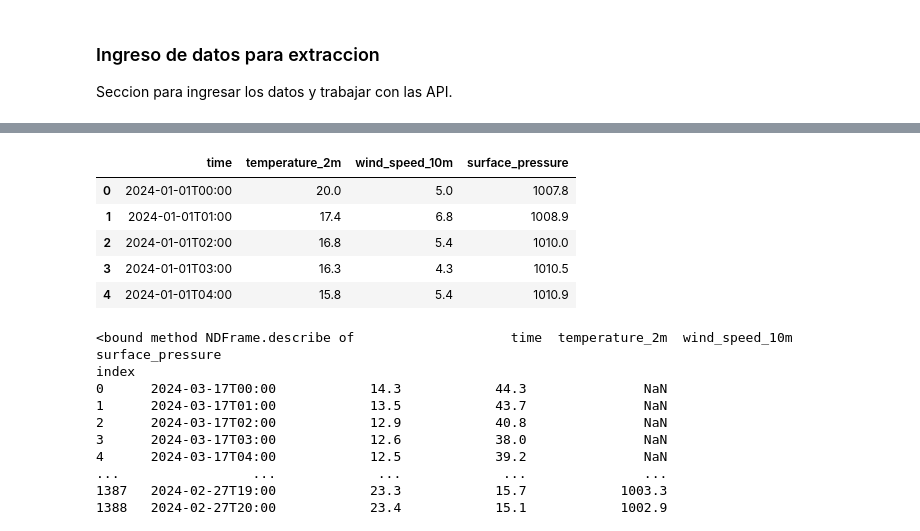
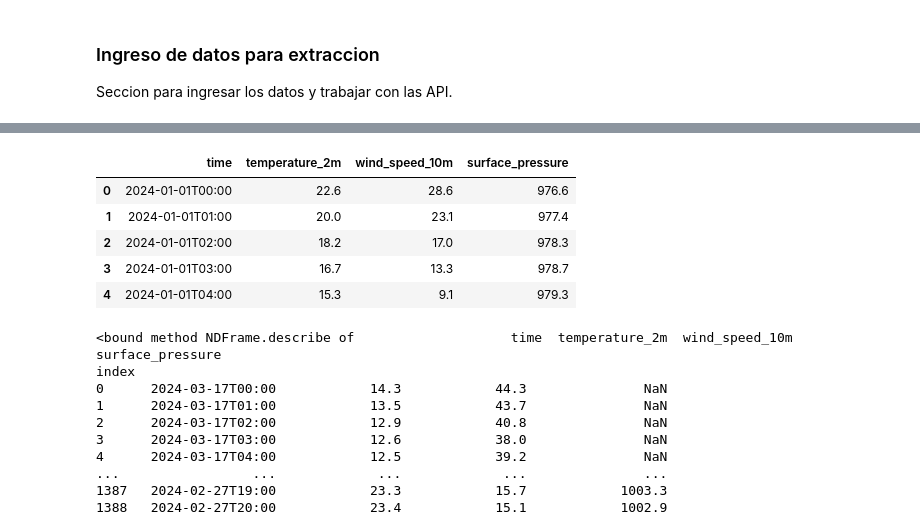
Before and after one commit to SELF-msselve/API-Extract, a Jupyter notebook: EduardoFarina-TP1.ipynb, the cells around one changed output, grey strips where cells are left out. Drawn from its saved outputs; the diff is of its cells as text; code cells hidden in the pictures.

```diff
--- a/EduardoFarina-TP1.ipynb
+++ b/EduardoFarina-TP1.ipynb
@@ -168,22 +161,22 @@ saveDataCity(cityCoord)
 # %%
 # Como la ciudad se extrajo con exito
 # Ahora consulto el clima
 
 # Antes se consulta las fechas a extraer.
 fechaStart = '2024-01-01'
-fechafin = '2024-02-27'
+fechafin = '2024-03-27'
 
 # Se crea el df llamando a la funcion para extraer el clima.
 weather = get_weather(cityCoord, fechaStart, fechafin)
 
 weather.head()
 # %% [output]
 |  | time | temperature_2m | wind_speed_10m | surface_pressure |
-| 0 | 2024-01-01T00:00 | 20.0 | 5.0 | 1007.8 |
-| 1 | 2024-01-01T01:00 | 17.4 | 6.8 | 1008.9 |
-| 2 | 2024-01-01T02:00 | 16.8 | 5.4 | 1010.0 |
-| 3 | 2024-01-01T03:00 | 16.3 | 4.3 | 1010.5 |
-| 4 | 2024-01-01T04:00 | 15.8 | 5.4 | 1010.9 |
+| 0 | 2024-01-01T00:00 | 22.6 | 28.6 | 976.6 |
+| 1 | 2024-01-01T01:00 | 20.0 | 23.1 | 977.4 |
+| 2 | 2024-01-01T02:00 | 18.2 | 17.0 | 978.3 |
+| 3 | 2024-01-01T03:00 | 16.7 | 13.3 | 978.7 |
+| 4 | 2024-01-01T04:00 | 15.3 | 9.1 | 979.3 |
 # %%
 # Se resguarda en formato parquet los datos del clima
 # Se puede realizar otra consulta para otras fechas repitiendo el paso anterior
```
Also changed, not shown: parts of 4 cells of this notebook, 4 other files.
